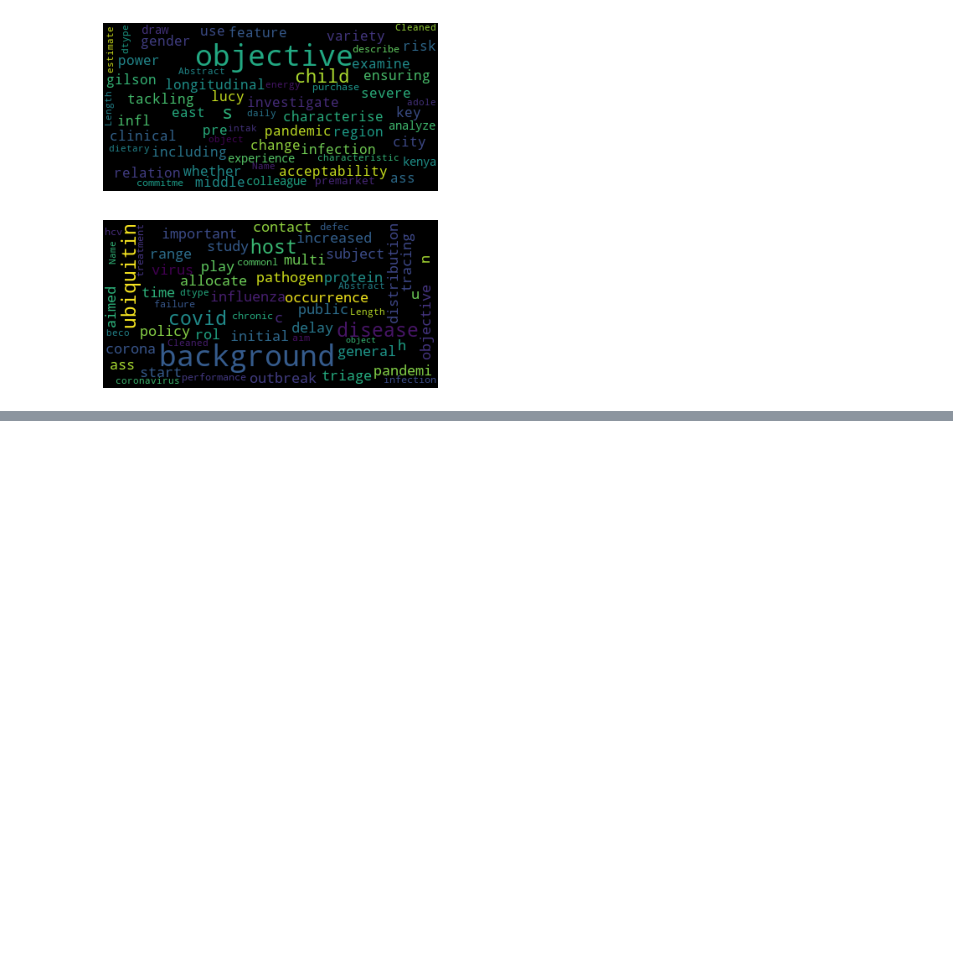
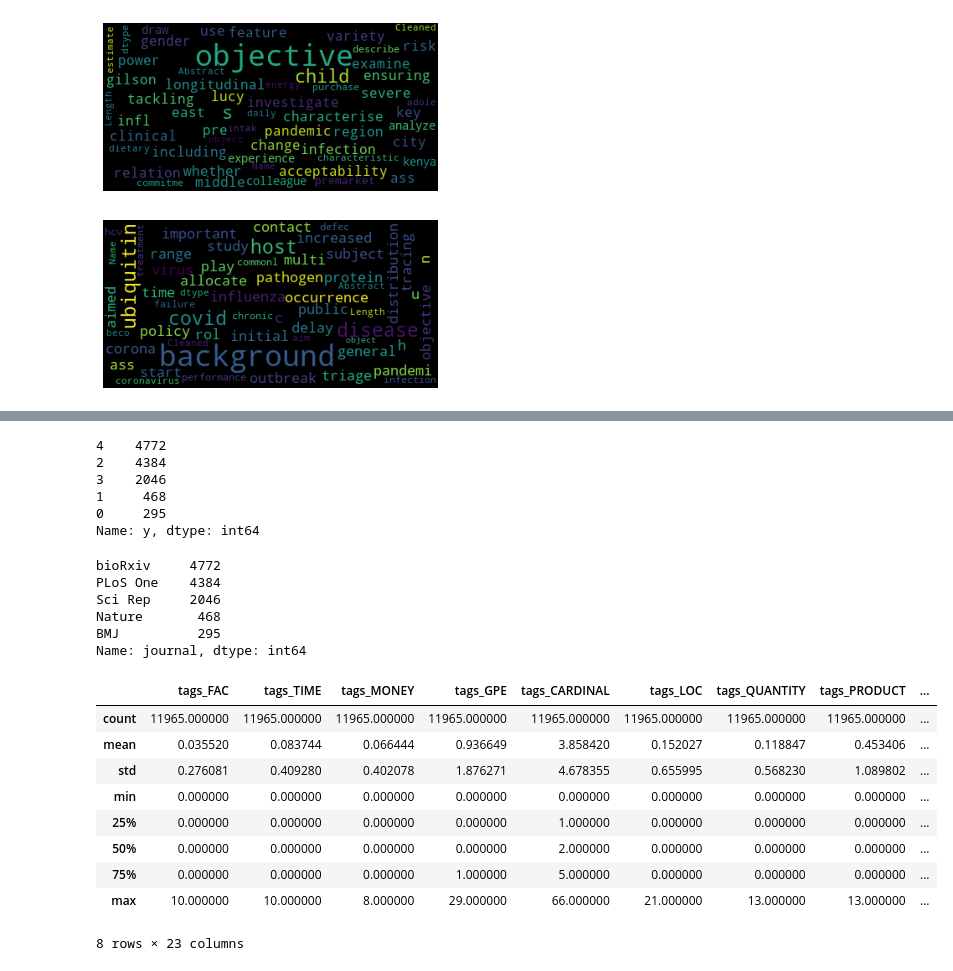
Before and after one commit to janubangalore/COVID-19-Journal-Decision-Using-ML, a Jupyter notebook: COVID -19 Journal Decision using ML.ipynb, the cells around one changed output, grey strips where cells are left out. Saved outputs shown, nothing was run; the diff lists cells and outputs as text; code cells hidden in the pictures; blank space fills up the shorter version.

```diff
--- a/COVID -19 Journal Decision using ML.ipynb
+++ b/COVID -19 Journal Decision using ML.ipynb
@@ -820,0 +819,2 @@ plt.show()
+# %%
+dtf= english_data_filtered.drop(['cord_uid', 'sha', 'source_x', 'title', 'doi', 'pmcid', 'pubmed_id','license', 'abstract', 'publish_time', 'authors','mag_id','who_covidence_id','arxiv_id','pdf_json_files','pmc_json_files','url','s2_id','Title Language'] , axis=1)
@@ -820,0 +831,4 @@ plt.show()
+# %%
+from sklearn.preprocessing import LabelEncoder
+le = LabelEncoder()
+dtf['y'] = le.fit_transform(dtf['journal'])
@@ -820,0 +845,33 @@ plt.show()
+# %%
+dtf['y'].value_counts()
+# %% [output]
+4    4772
+2    4384
+3    2046
+1     468
+0     295
+Name: y, dtype: int64
+# %%
+dtf['journal'].value_counts()
+# %% [output]
+bioRxiv     4772
+PLoS One    4384
+Sci Rep     2046
+Nature       468
+BMJ          295
+Name: journal, dtype: int64
+# %%
+dtf=dtf.drop(['sentence_count'],axis=1)
+# %%
+dtf.describe()
+# %% [output]
+|  | tags_FAC | tags_TIME | tags_MONEY | tags_GPE | tags_CARDINAL | tags_LOC | tags_QUANTITY | tags_PRODUCT | ... |
+| count | 11965.000000 | 11965.000000 | 11965.000000 | 11965.000000 | 11965.000000 | 11965.000000 | 11965.000000 | 11965.000000 | ... |
+| mean | 0.035520 | 0.083744 | 0.066444 | 0.936649 | 3.858420 | 0.152027 | 0.118847 | 0.453406 | ... |
+| std | 0.276081 | 0.409280 | 0.402078 | 1.876271 | 4.678355 | 0.655995 | 0.568230 | 1.089802 | ... |
+| min | 0.000000 | 0.000000 | 0.000000 | 0.000000 | 0.000000 | 0.000000 | 0.000000 | 0.000000 | ... |
+| 25% | 0.000000 | 0.000000 | 0.000000 | 0.000000 | 1.000000 | 0.000000 | 0.000000 | 0.000000 | ... |
+| 50% | 0.000000 | 0.000000 | 0.000000 | 0.000000 | 2.000000 | 0.000000 | 0.000000 | 0.000000 | ... |
+| 75% | 0.000000 | 0.000000 | 0.000000 | 1.000000 | 5.000000 | 0.000000 | 0.000000 | 0.000000 | ... |
+| max | 10.000000 | 10.000000 | 8.000000 | 29.000000 | 66.000000 | 21.000000 | 13.000000 | 13.000000 | ... |
+8 rows × 23 columns
```
Also changed, not shown: parts of 7 cells of this notebook.
